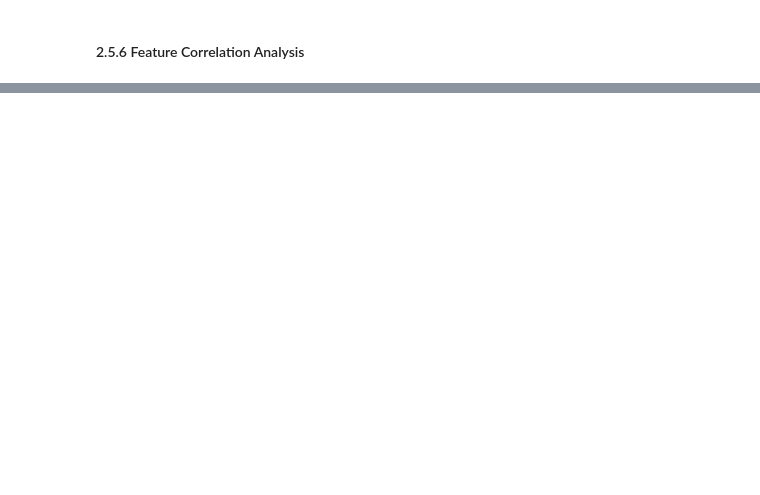
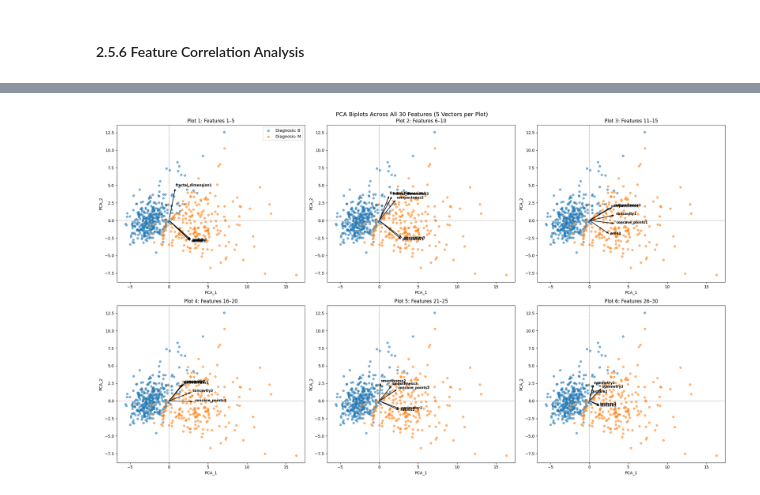
Before and after one commit to khadija-bessais/Esprit-ProjetMLA-4DASI15-2627-TheMentalists, a Jupyter notebook: ANN_Breast_Cancer_Classification/notebooks/ANN_Breast_Cancer0.ipynb, the cells around one changed output, grey strips where cells are left out. Drawn from its saved outputs; the diff is of its cells as text; code cells hidden in the pictures; blank space fills up the shorter version.

```diff
--- a/ANN_Breast_Cancer_Classification/notebooks/ANN_Breast_Cancer0.ipynb
+++ b/ANN_Breast_Cancer_Classification/notebooks/ANN_Breast_Cancer0.ipynb
@@ -59,0 +297,9 @@ Reproduire le modèle ANN optimisé par la méthode Taguchi proposé dans l'arti
+# %%
+pca4 = PCA(n_components=4)
+X_pca4 = pca4.fit_transform(X_scaled)
+
+pca_cols = ["PCA_1", "PCA_2", "PCA_3", "PCA_4"]
+X_pca4_df = pd.DataFrame(X_pca4, columns=pca_cols, index=X.index)
+
+pca_data = pd.concat([X_pca4_df, y], axis=1)
+pca_data.head()
@@ -59,0 +336,69 @@ Reproduire le modèle ANN optimisé par la méthode Taguchi proposé dans l'arti
+# %%
+import matplotlib.pyplot as plt
+import numpy as np
+
+# Loadings for PCA_1 and PCA_2 -> shape (30, 2)
+loadings = pca4.components_[:2].T
+scale = np.max(np.abs(pca_data[["PCA_1", "PCA_2"]].values)) * 0.75
+
+# Rank all 30 features from strongest to weakest on (PCA_1, PCA_2)
+strength = np.linalg.norm(loadings, axis=1)
+ranked_idx = np.argsort(strength)[::-1]  # strongest first
+
+fig, axes = plt.subplots(2, 3, figsize=(22, 13))
+axes = axes.ravel()
+
+for plot_i in range(6):
+  ax = axes[plot_i]
+  start = plot_i * 5
+  end = start + 5
+  group_idx = ranked_idx[start:end]
+
+  # Scatter of transformed samples
+  for diag, grp in pca_data.groupby("Diagnosis"):
+    ax.scatter(
+        grp["PCA_1"],
+        grp["PCA_2"],
+        label=f"Diagnosis: {diag}",
+        alpha=0.55,
+        s=25,
+    )
+
+  shown_features = []
+  for idx in group_idx:
+    dx, dy = loadings[idx] * scale
+    ax.arrow(
+        0,
+        0,
+        dx,
+        dy,
+        color="black",
+        alpha=0.85,
+        width=0.03,
+        head_width=0.20,
+        length_includes_head=True,
+    )
+    ax.text(
+        dx * 1.08,
+        dy * 1.08,
+        X.columns[idx],
+        fontsize=8.5,
+        fontweight="bold",
+        color="black",
+    )
+    shown_features.append(X.columns[idx])
+
+  ax.axhline(0, color="gray", linestyle="--", linewidth=0.7)
+  ax.axvline(0, color="gray", linestyle="--", linewidth=0.7)
+  ax.set_xlabel("PCA_1")
+  ax.set_ylabel("PCA_2")
+  ax.set_title(f"Plot {plot_i + 1}: Features {start + 1}–{end}")
+  if plot_i == 0:
+    ax.legend()
+
+  print(f"Plot {plot_i + 1} (ranks {start + 1}–{end}): {shown_features}")
+
+plt.suptitle("PCA Biplots Across All 30 Features (5 Vectors per Plot)", fontsize=14)
+plt.tight_layout()
+plt.show()
+# %% [output]
@@ -59,0 +411 @@ Reproduire le modèle ANN optimisé par la méthode Taguchi proposé dans l'arti
+[figure, added]
```
Also changed, not shown: parts of 25 cells of this notebook.
